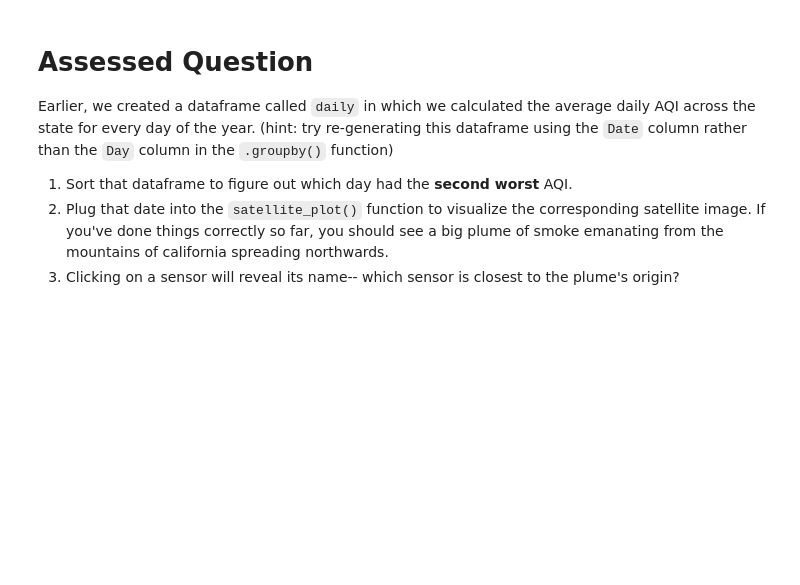
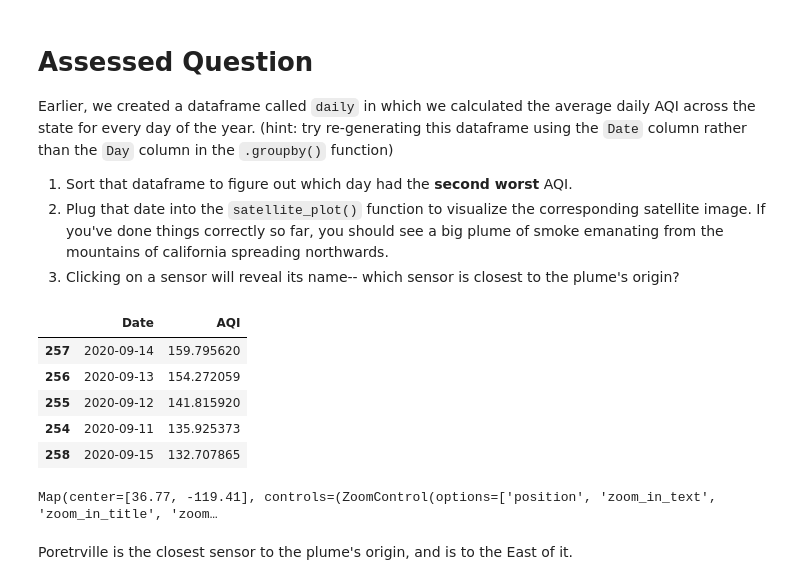
Before and after one commit to ella-tek/qm2, a Jupyter notebook: notebooks/W03. Spatial Data.ipynb, the cells around one changed output. Saved outputs shown, nothing was run; the diff lists cells and outputs as text; code cells hidden in the pictures; blank space fills up the shorter version.

```diff
--- a/notebooks/W03. Spatial Data.ipynb
+++ b/notebooks/W03. Spatial Data.ipynb
@@ -495,3 +572,20 @@ Earlier, we created a dataframe called `daily` in which we calculated the averag
 1. Sort that dataframe to figure out which day had the **second worst** AQI.
 2. Plug that date into the `satellite_plot()` function to visualize the corresponding satellite image. If you've done things correctly so far, you should see a big plume of smoke emanating from the mountains of california spreading northwards.
 3. Clicking on a sensor will reveal its name-- which sensor is closest to the plume's origin?
+# %%
+avgdaily = df.groupby('Date')['AQI'].mean().reset_index()
+sorted = avgdaily.sort_values(by='AQI', ascending=False)
+sorted.head()
+# %% [output]
+|  | Date | AQI |
+| 257 | 2020-09-14 | 159.795620 |
+| 256 | 2020-09-13 | 154.272059 |
+| 255 | 2020-09-12 | 141.815920 |
+| 254 | 2020-09-11 | 135.925373 |
+| 258 | 2020-09-15 | 132.707865 |
+# %%
+satellite_plot('13-09-2020')
+# %% [output]
+Map(center=[36.77, -119.41], controls=(ZoomControl(options=['position', 'zoom_in_text', 'zoom_in_title', 'zoom…
+# %% [markdown]
+Poretrville is the closest sensor to the plume's origin, and is to the East of it.
```
Also changed, not shown: parts of 12 cells of this notebook.
